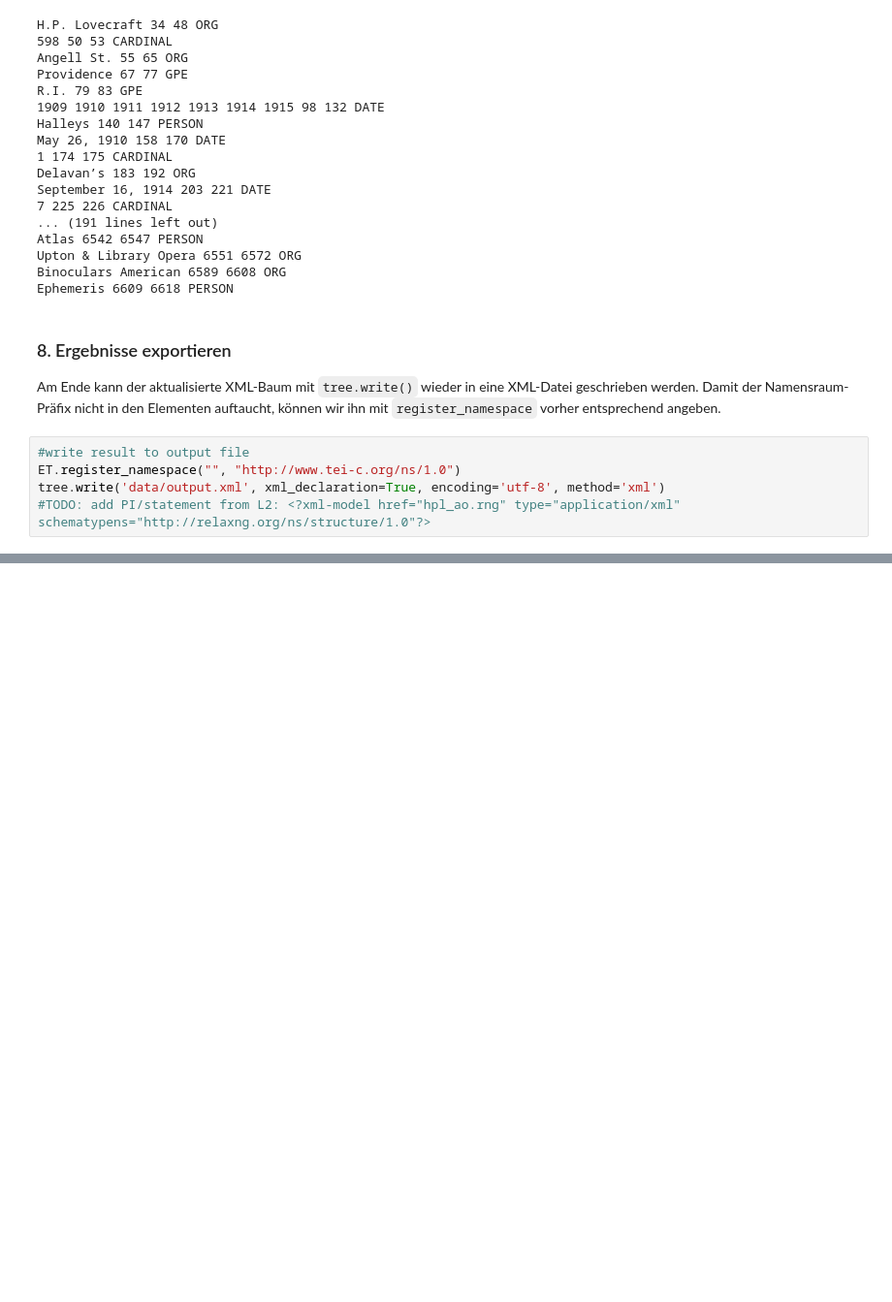
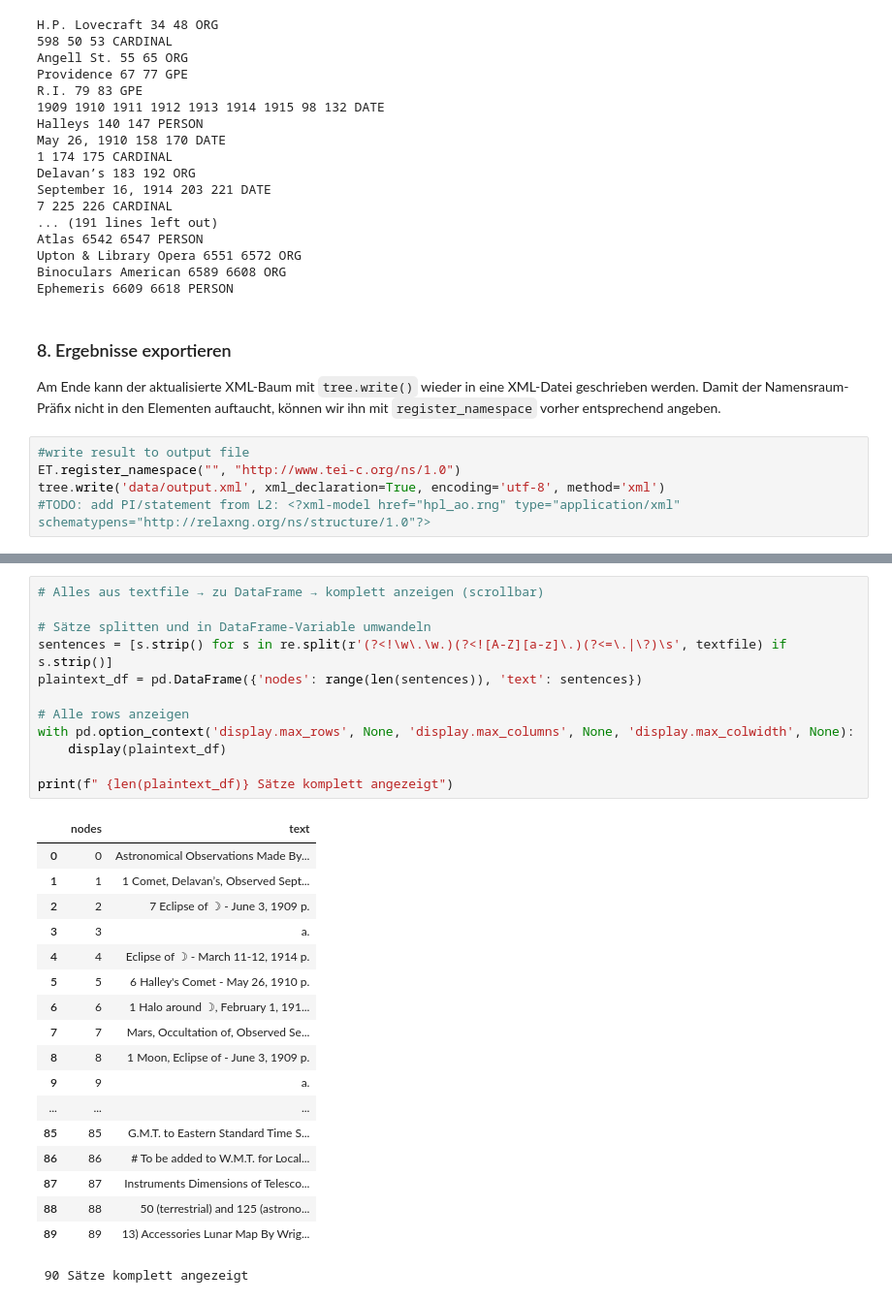
Before and after one commit to BibWiss/notebooks, a Jupyter notebook: ner4xml/ner4xml.ipynb, the cells around one changed output, grey strips where cells are left out. Shown at 97% size. Drawn from its saved outputs; the diff is of its cells as text; blank space fills up the shorter version.

```diff
--- a/ner4xml/ner4xml.ipynb
+++ b/ner4xml/ner4xml.ipynb
@@ -249,0 +267,31 @@ tree.write('data/output.xml', xml_declaration=True, encoding='utf-8', method='xm
+# %%
+# Alles aus textfile → zu DataFrame → komplett anzeigen (scrollbar)
+
+# Sätze splitten und in DataFrame-Variable umwandeln
+sentences = [s.strip() for s in re.split(r'(?<!\w\.\w.)(?<![A-Z][a-z]\.)(?<=\.|\?)\s', textfile) if s.strip()]
+plaintext_df = pd.DataFrame({'nodes': range(len(sentences)), 'text': sentences})
+
+# Alle rows anzeigen
+with pd.option_context('display.max_rows', None, 'display.max_columns', None, 'display.max_colwidth', None):
+    display(plaintext_df)
+
+print(f" {len(plaintext_df)} Sätze komplett angezeigt")
+# %% [output]
+|  | nodes | text |
+| 0 | 0 | Astronomical Observations Made By... |
+| 1 | 1 | 1 Comet, Delavan’s, Observed Sept... |
+| 2 | 2 | 7 Eclipse of ☽︎ - June 3, 1909 p. |
+| 3 | 3 | a. |
+| 4 | 4 | Eclipse of ☽︎ - March 11-12, 1914 p. |
+| 5 | 5 | 6 Halley's Comet - May 26, 1910 p. |
+| 6 | 6 | 1 Halo around ☽︎, February 1, 191... |
+| 7 | 7 | Mars, Occultation of, Observed Se... |
+| 8 | 8 | 1 Moon, Eclipse of - June 3, 1909 p. |
+| 9 | 9 | a. |
+| ... | ... | ... |
+| 85 | 85 | G.M.T. to Eastern Standard Time S... |
+| 86 | 86 | # To be added to W.M.T. for Local... |
+| 87 | 87 | Instruments Dimensions of Telesco... |
+| 88 | 88 | 50 (terrestrial) and 125 (astrono... |
+| 89 | 89 | 13) Accessories Lunar Map By Wrig... |
+ 90 Sätze komplett angezeigt
```
Also changed, not shown: parts of 12 cells of this notebook, 1 other file.
